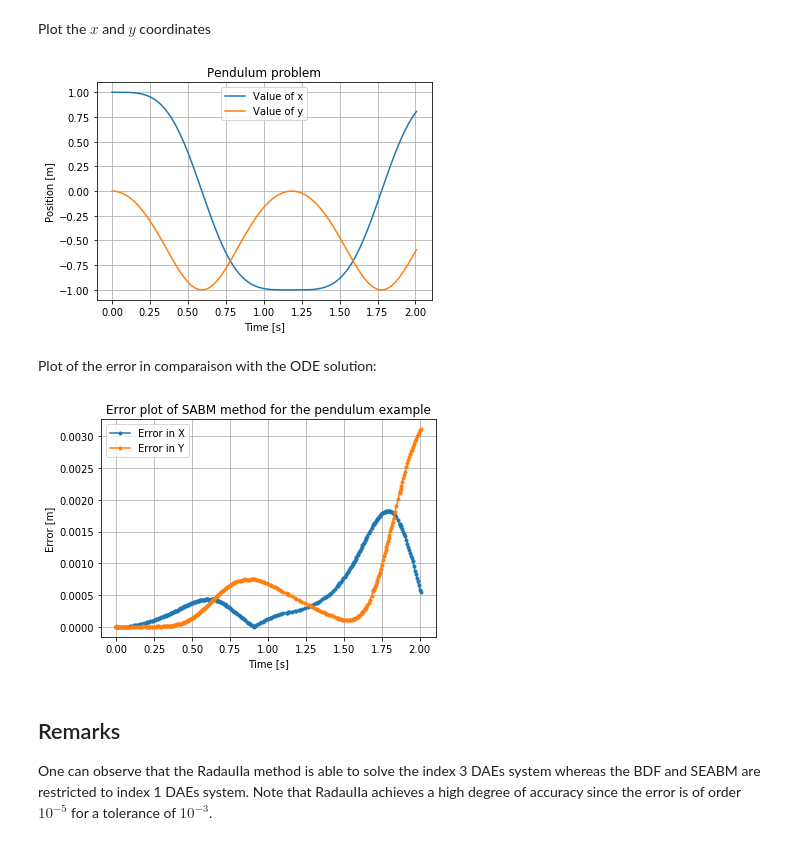
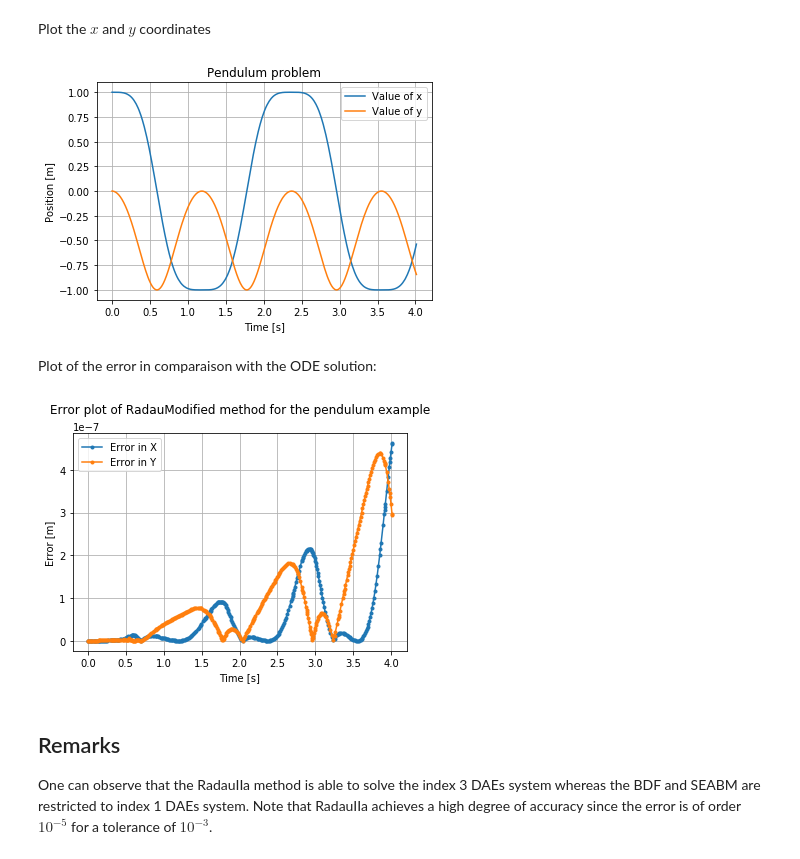
Before and after one commit to ocheffert/Notebooks---Master-thesis, a Jupyter notebook: pendule.ipynb, the cells around one changed output. Cells and saved outputs as stored; diff of their text form; code cells hidden in the pictures.

```diff
--- a/pendule.ipynb
+++ b/pendule.ipynb
@@ -83,7 +88,7 @@ L = 1
 g = 9.81
 m = 1
 Tend = 2*np.pi*np.sqrt(L/g)
-tspan = [0, Tend]
+tspan = [0, Tend*2]
 y0 = [1, 0, 0, 0, 0]
 # %% [markdown]
 Create the function describing the DAEs systems such that $M \dot{y} = f(t,y)$:
@@ -143,18 +148,27 @@ kwargsBDF = {
     'atol': 1e-3
 }
 
-
 kwargsRadau = {
     'fun': f_pendule_index3,
     't_span': tspan,
     'y0': y0,
     'mass': M,
     'method': RadauModified,
-    'rtol': 1e-3,
-    'atol': 1e-3,
+    'rtol': 1e-5,
+    'atol': 1e-5,
     'max_step': tspan[-1]/10,
     'first_step': 1e-3,
     'dense_output': False
+}
+
+kwargsRosenbrock = {
+    'fun': f_pendule_index1,
+    't_span': tspan,
+    'y0': y0,
+    'mass': M,
+    'method': Rosenbrock,
+    'rtol': 1e-3,
+    'atol': 1e-3
 }
 
 kwargsSABM = {
@@ -172,14 +186,17 @@ kwargsSABM = {
 # %% [markdown]
 Solve the DAEs:
 # %%
-kwargs = kwargsSABM
+kwargs = kwargsRadau
 before = time()
 sol = solve_ivp(**kwargs)
+
 print(f'Success: {sol.success}')
 print(f'Temps de calcul : {time()-before}')
-t = sol.t
+t_3 = sol.t
 
 x = sol.y[0,:]
 y = sol.y[1,:]
+
+test_3 = abs(x**2 + y**2 - L**2)
 # %% [output]
 Success: True
@@ -186,0 +204,13 @@ Temps de calcul : 0.1216745376586914
+# %%
+kwargs = kwargsRadau
+before = time()
+sol = solve_ivp(**kwargs)
+
+print(f'Success: {sol.success}')
+print(f'Temps de calcul : {time()-before}')
+t_1 = sol.t
+
+x = sol.y[0,:]
+y = sol.y[1,:]
+
+test_1 = abs(x**2 + y**2 - L**2)
@@ -217,22 +263,24 @@ plt.grid()
 plt.legend()
 plt.show()
 # %% [output]
-[figure, old version]
+[figure, new version]
 # %% [markdown]
 Plot of the error in comparaison with the ODE solution:
 # %%
 plt.figure()
 plt.plot(sol.t, abs(x - x_ODE),".-", label='Error in X')
 plt.plot(sol.t, abs(y - y_ODE),".-", label='Error in Y')
 plt.title(
-    f'Error plot of {kwargs["method"].__name__} method for the pendulum example')
+    f'Error plot of {kwargs["method"].__name__} method for the pendulum example', pad=20)
 plt.xlabel('Time [s]')
 plt.ylabel('Error [m]')
 plt.grid()
 plt.legend()
+plt.ticklabel_format(axis="y", style="sci", scilimits=(0,0))
+#plt.savefig("pendulum_"+kwargs["method"].__name__+".png",dpi=250, bbox_inches="tight")
 plt.show()
 # %% [output]
-[figure, old version]
+[figure, new version]
 # %% [markdown]
 ## Remarks
 
```
Also changed, not shown: parts of 5 cells of this notebook, 40 other files.
